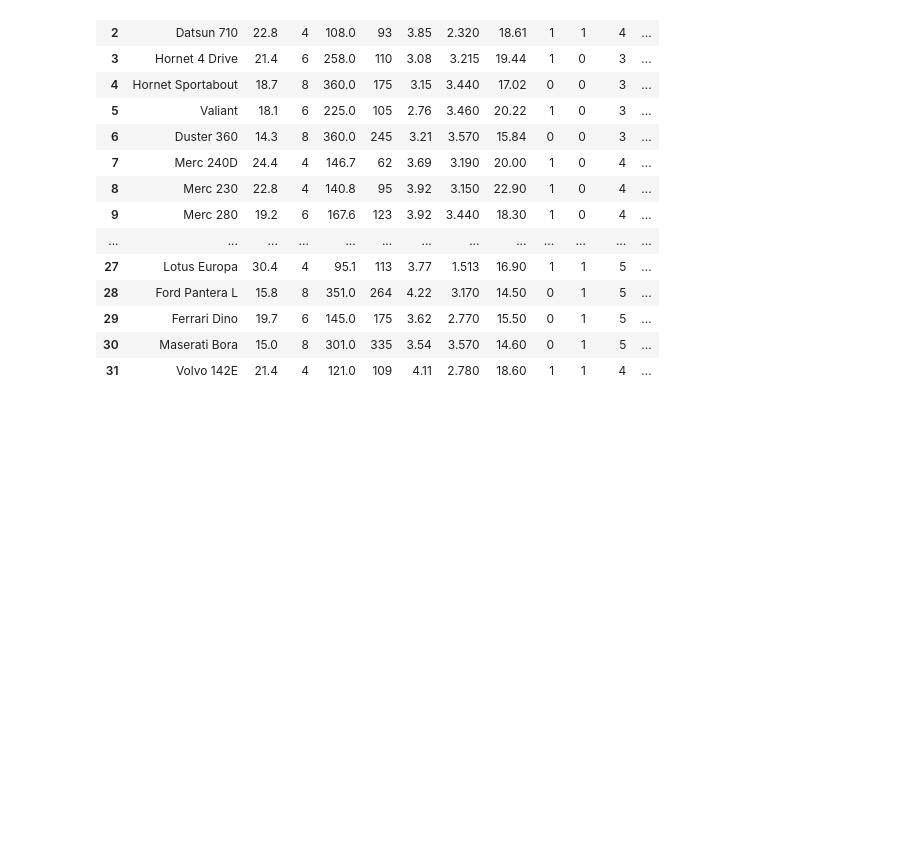
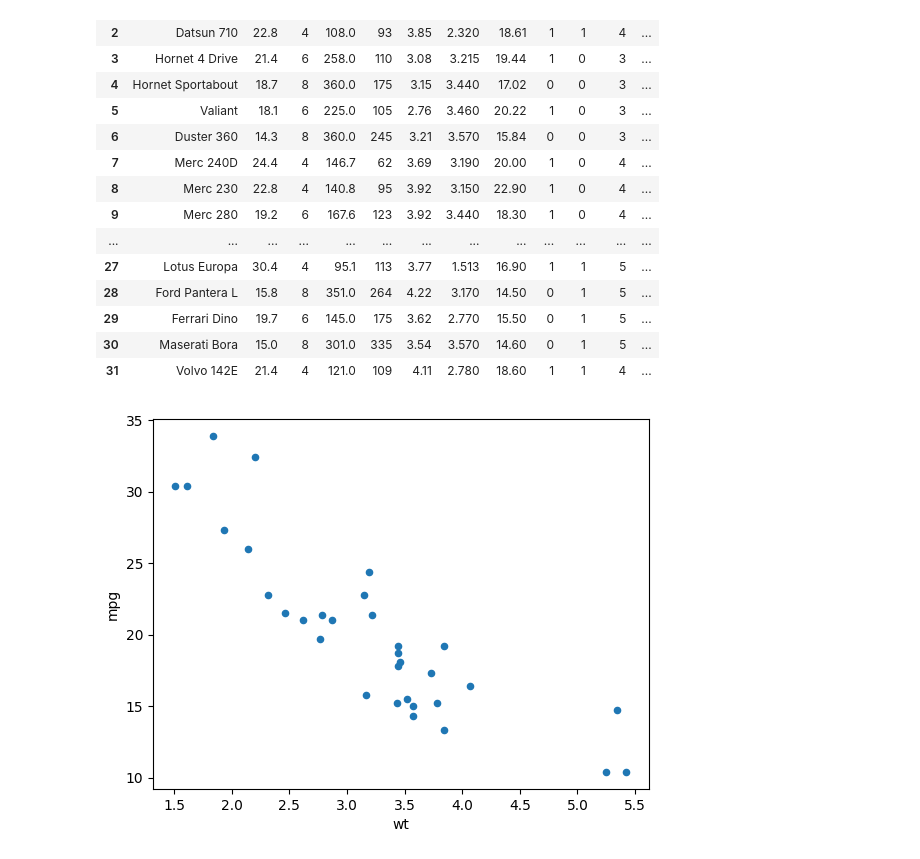
Before and after one commit to kalzumaki/exploring-data, a Jupyter notebook: chp06/code6-1.ipynb, the cells around one changed output. Drawn from its saved outputs; the diff is of its cells as text; code cells hidden in the pictures; blank space fills up the shorter version.

```diff
--- a/chp06/code6-1.ipynb
+++ b/chp06/code6-1.ipynb
@@ -24,3 +24,8 @@ df
 | 29 | Ferrari Dino | 19.7 | 6 | 145.0 | 175 | 3.62 | 2.770 | 15.50 | 0 | 1 | 5 | ... |
 | 30 | Maserati Bora | 15.0 | 8 | 301.0 | 335 | 3.54 | 3.570 | 14.60 | 0 | 1 | 5 | ... |
 | 31 | Volvo 142E | 21.4 | 4 | 121.0 | 109 | 4.11 | 2.780 | 18.60 | 1 | 1 | 4 | ... |
+# %%
+df.plot.scatter(x='wt', y='mpg')
+plt.show()
+# %% [output]
+[figure, added]
```
Also changed, not shown: parts of 2 cells of this notebook, 6 other files.
